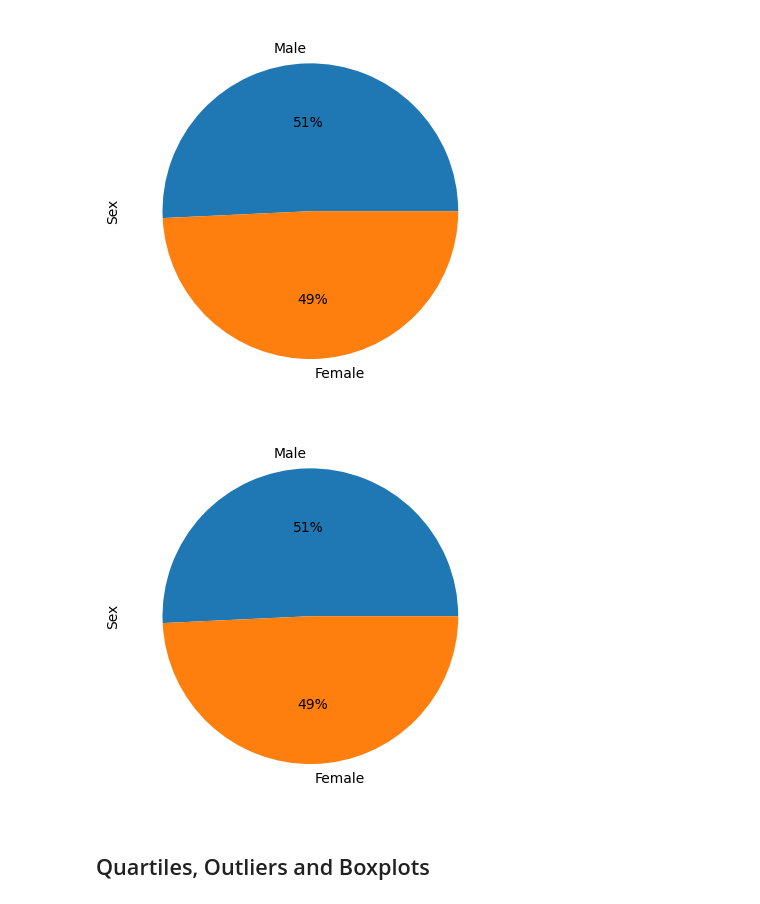
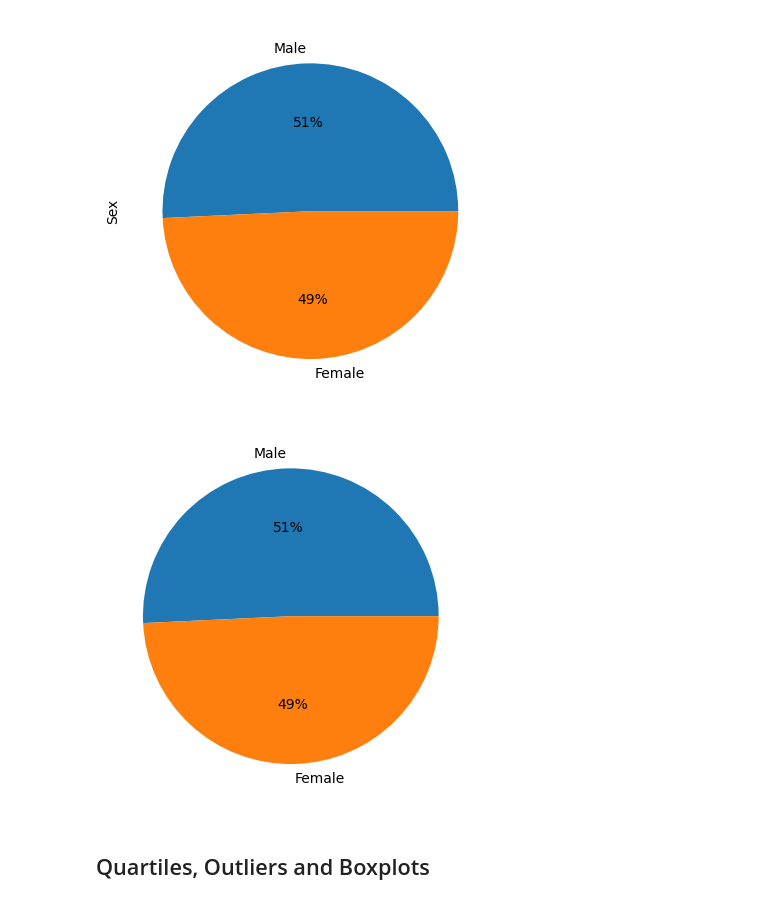
Before and after one commit to ctetreault13/Module-5-Matplotlib-visualizations, a Jupyter notebook: Pymaceuticals/pymaceuticals_starter.ipynb, the cells around one changed output. Saved outputs shown, nothing was run; the diff lists cells and outputs as text; code cells hidden in the pictures.

```diff
--- a/Pymaceuticals/pymaceuticals_starter.ipynb
+++ b/Pymaceuticals/pymaceuticals_starter.ipynb
@@ -177,12 +182,12 @@ plt.show()
 # %%
 # Generate a pie plot showing the distribution of female versus male mice using pyplt
 sex_label = male_v_female.index.values
 count_value = male_v_female.values
-plt.ylabel("Sex")
+plt.ylabel=("Sex")
 plt.pie(count_value, labels = sex_label, autopct="%1.0f%%")
 plt.show()
 # %% [output]
-[figure, old version]
+[figure, new version]
 # %% [markdown]
 ## Quartiles, Outliers and Boxplots
 # %%
```
Also changed, not shown: parts of 9 cells of this notebook, 1 other file.
